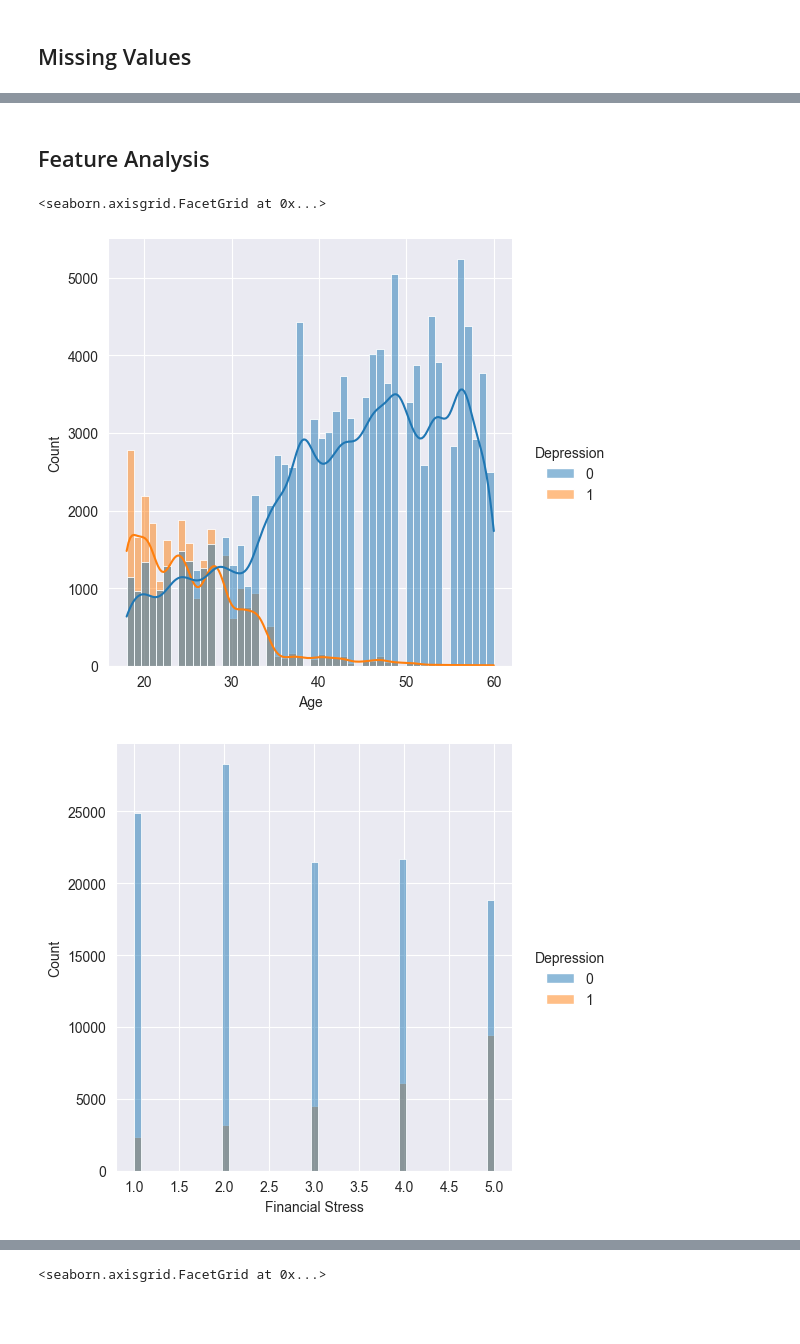
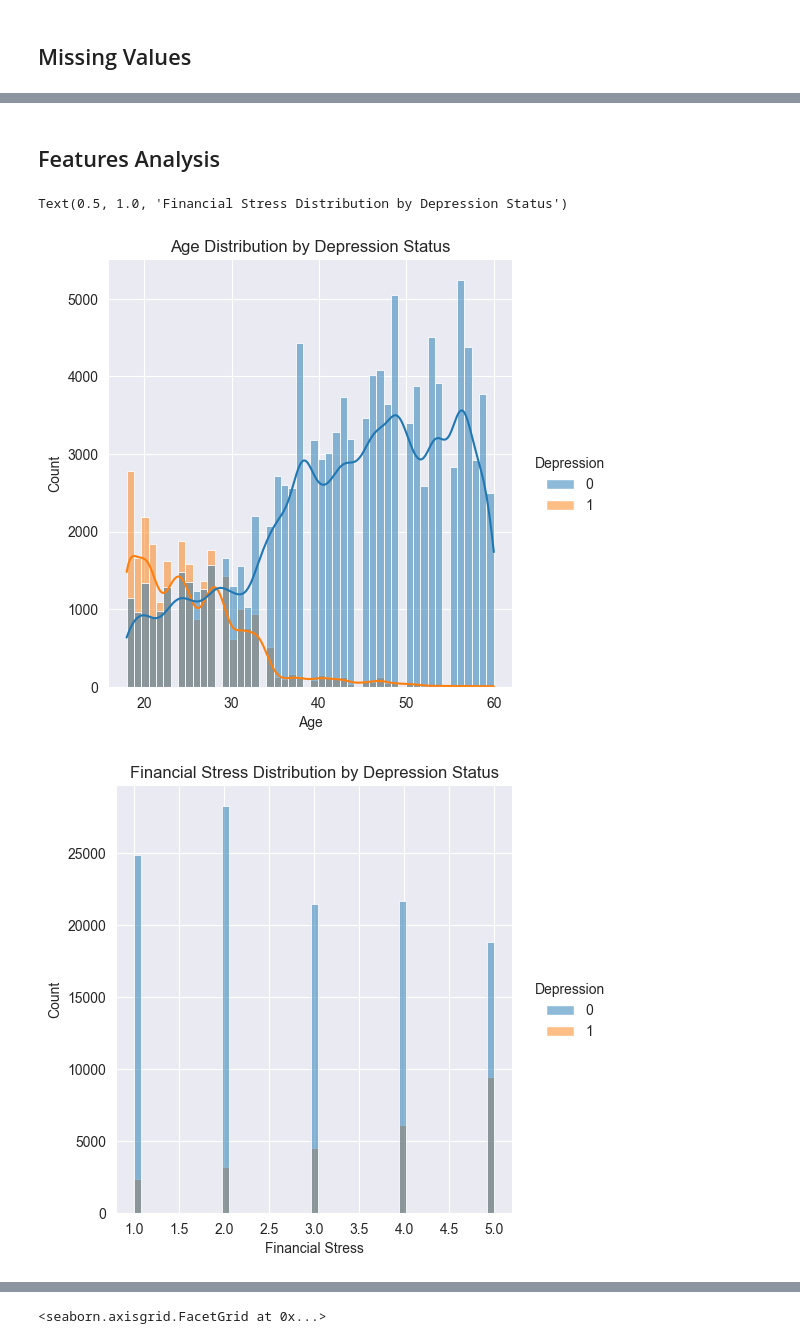
Before and after one commit to Doushabaoo/Mental_Health, a Jupyter notebook: notebooks/Raw_EDA.ipynb, the cells around one changed output, grey strips where cells are left out. Saved outputs shown, nothing was run; the diff lists cells and outputs as text; code cells hidden in the pictures; blank space fills up the shorter version.

```diff
--- a/notebooks/Raw_EDA.ipynb
+++ b/notebooks/Raw_EDA.ipynb
@@ -93,11 +94,11 @@ There are missing values in **Work Pressure**, **Job Satisfaction** and **Profes
 # %% [markdown]
-## Feature Analysis
+## Features Analysis
 # %%
-sns.set_style("darkgrid")
-
 sns.displot(train, x="Age", kde=True, hue="Depression")
+plt.title("Age Distribution by Depression Status")
 sns.displot(train, x="Financial Stress", hue="Depression")
+plt.title("Financial Stress Distribution by Depression Status")
 # %% [output]
-<seaborn.axisgrid.FacetGrid at 0x...>
+Text(0.5, 1.0, 'Financial Stress Distribution by Depression Status')
-[figure, old version]
+[figure, new version]
-[figure, old version]
+[figure, new version]
```
Also changed, not shown: parts of 26 cells of this notebook, 8 other files.
